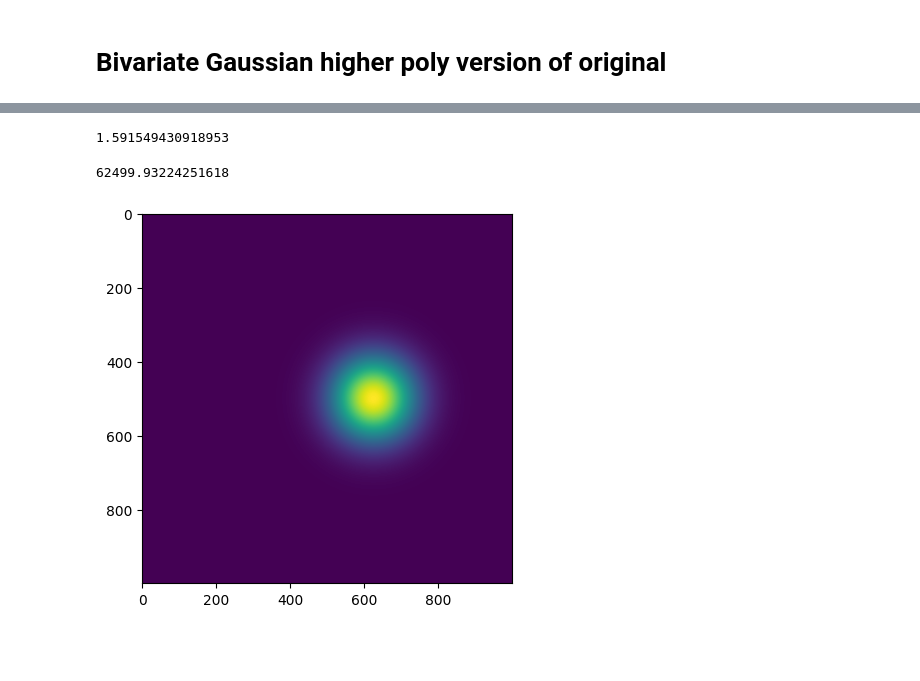
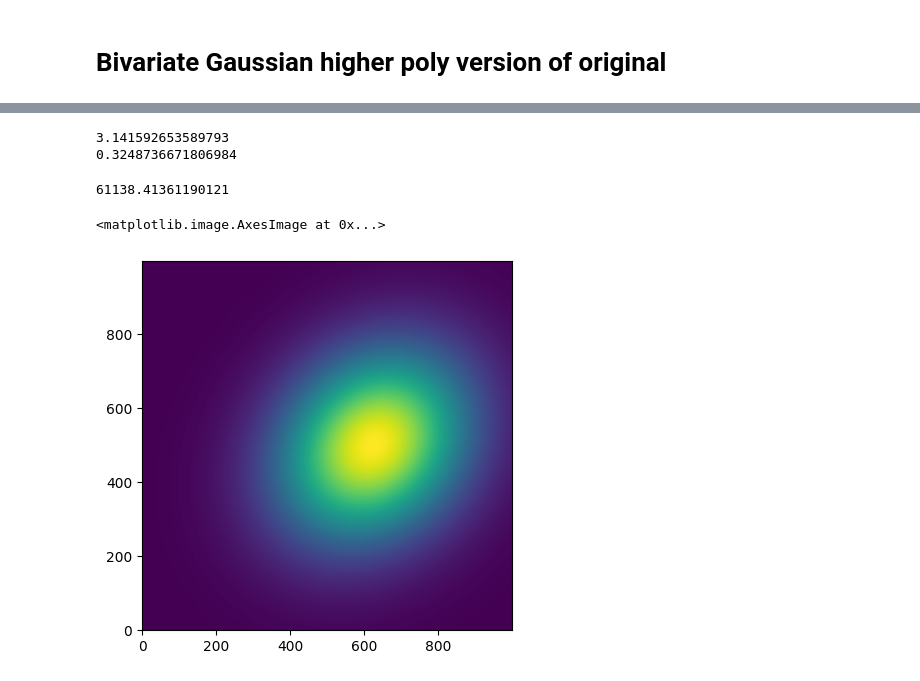
Before and after one commit to sean-parry/GaussianProcesses, a Jupyter notebook: BivariateGaussian.ipynb, the cells around one changed output, grey strips where cells are left out. Saved outputs shown, nothing was run; the diff lists cells and outputs as text; code cells hidden in the pictures; blank space fills up the shorter version.

Commit message:
some nots at the bottom

```diff
--- a/BivariateGaussian.ipynb
+++ b/BivariateGaussian.ipynb
@@ -21,37 +21,42 @@ range_in_pdf = 4
 
 # also still in 2d atm should write a general case at some point
 n = 2
-covar = [[0.1, 0],
-         [0, 0.1]]
+covar = [[0.5, 0.1],
+         [0.1, 0.5]]
 inverse_covar = np.linalg.inv(covar)
 det_covar = np.linalg.det(covar)
 
-m = [0,0]
+M = [0.5,0]
 pi, e = math.pi, math.e
+print(pi)
 k = (((2*pi)**(n/2))*((det_covar)**(1/2)))**-1
 print(k)
 # %% [output]
-1.591549430918953
+3.141592653589793
+0.3248736671806984
 # %%
-prob_dist = []
+prob_dist = np.ones((points_in_pdf,points_in_pdf))
+
 for i in range(points_in_pdf):
     x1 = -(range_in_pdf/2)+range_in_pdf*i/points_in_pdf
     for j in range(points_in_pdf):
         x2 = -(range_in_pdf/2)+range_in_pdf*j/points_in_pdf
         x = [x1,x2]
 
         x_minus_M = np.subtract(x,M)
         # the left matrix multiplication in the exponenet
         temp1 = np.linalg.matmul(x_minus_M.transpose(),inverse_covar)
         # the right matrix multiplication in the exponent (temp2 is a scalar so i assume my vectors are the correct shape)
         temp2 = np.linalg.matmul(temp1,x_minus_M)
-        prob_dist += [(k*(e**(-0.5*temp2)))]
-
-prob_dist = np.array(prob_dist)
-plt.imshow(prob_dist.reshape(points_in_pdf,points_in_pdf))
+        prob_dist[j][i] = (k*(e**(-0.5*temp2)))
 
 #this is a checksum if most of ur pdf lies within ur range about 0,0 then this should be close to one
-print(sum(prob_dist))
+print(sum(sum(prob_dist)))
+
+# this gives a flipped image because the 0s don't start together (0,0) would be -2,-2
+# to fix u use origin = 'lower' which puts both the 0s at the bottom
+plt.imshow(prob_dist, origin='lower')
 # %% [output]
-62499.93224251618
+61138.41361190121
+<matplotlib.image.AxesImage at 0x...>
-[figure, old version]
+[figure, new version]
```
Also changed, not shown: parts of 5 cells of this notebook.
